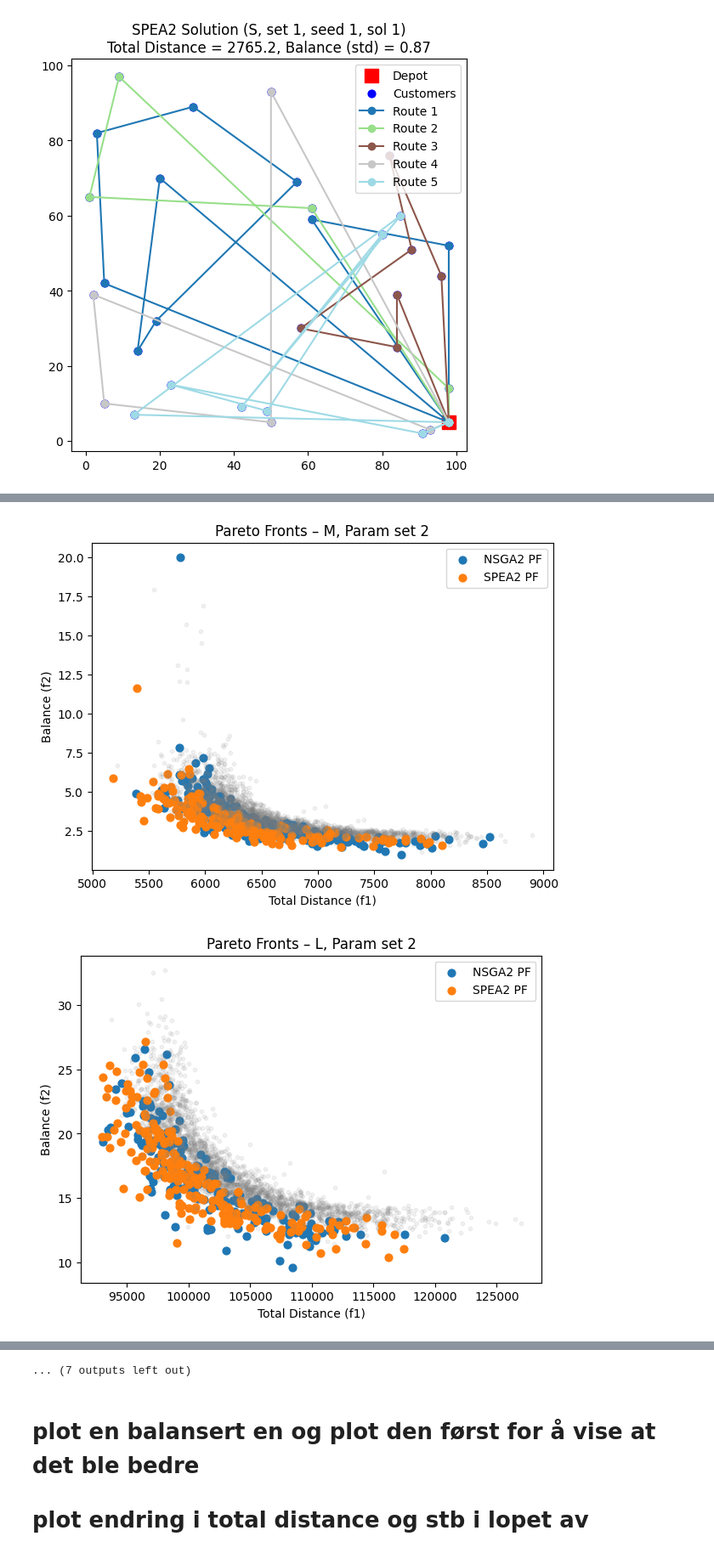
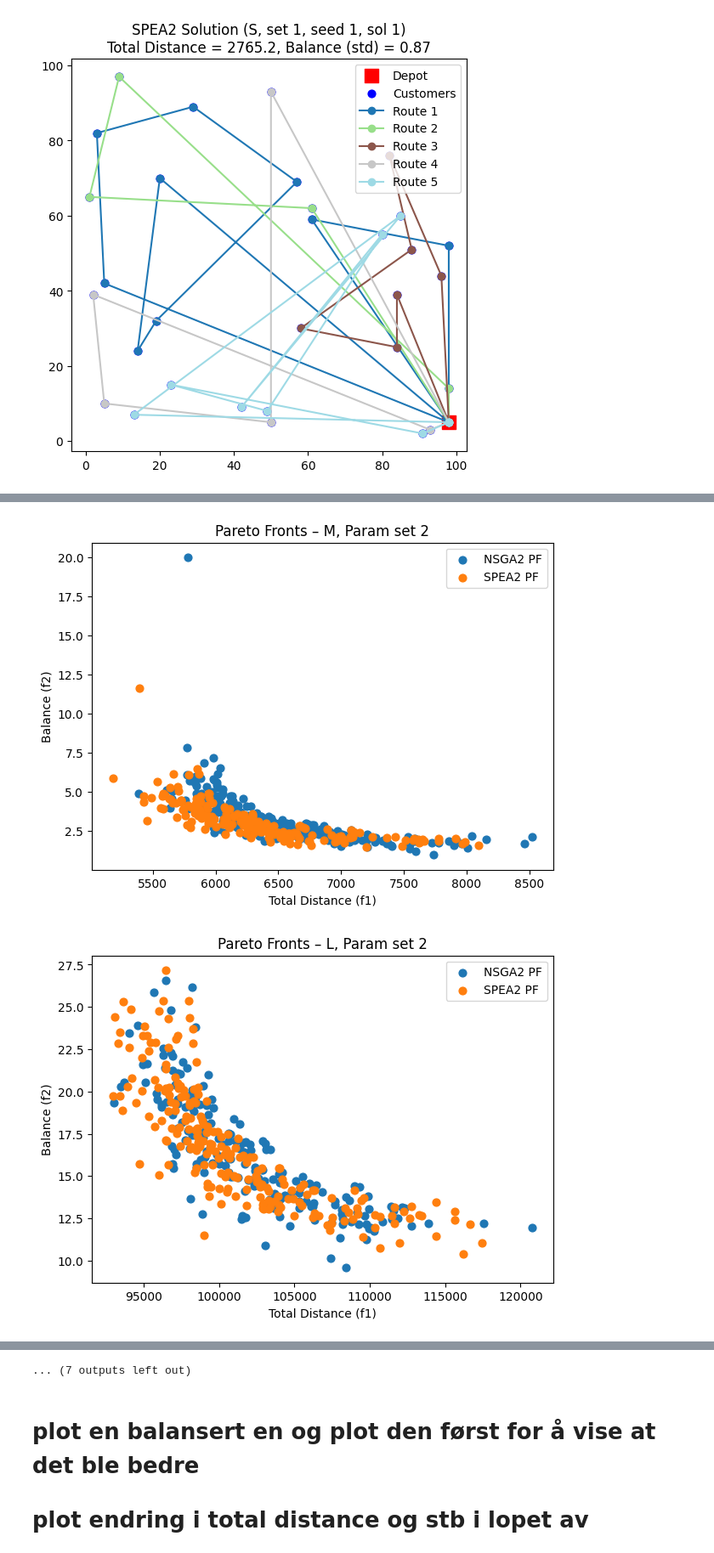
Before and after one commit to jofa016/ACIT4610---Mandatory-2, a Jupyter notebook: main.ipynb, the cells around one changed output, grey strips where cells are left out. Shown at 85% size. Drawn from its saved outputs; the diff is of its cells as text; code cells hidden in the pictures.

```diff
--- a/main.ipynb
+++ b/main.ipynb
@@ -745,7 +745,6 @@ def plot_pareto_fronts(df, instance, param_set):
                   (df["algo"]==algo)]
         for i, row in runs.iterrows():
             F, PF = row["F"], row["PF"]
-            plt.scatter(F[:,0], F[:,1], alpha=0.1, color="grey", s=10)   # background
             plt.scatter(PF[:,0], PF[:,1],
                         color=algo_colors[algo], marker="o", s=40,
                         label=f"{algo.upper()} PF" if i == runs.index[0] else "")
@@ -858,2 +857,2 @@ Loaded runs: (360, 9)
-[figure, old version]
+[figure, new version]
-[figure, old version]
+[figure, new version]
```
Also changed, not shown: parts of 1 cell of this notebook.
